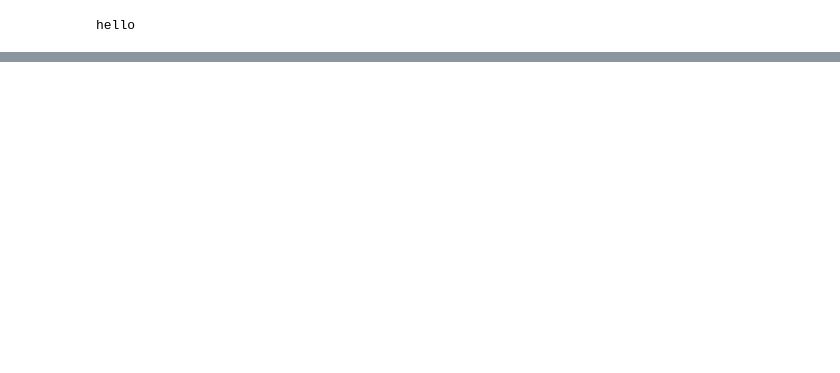
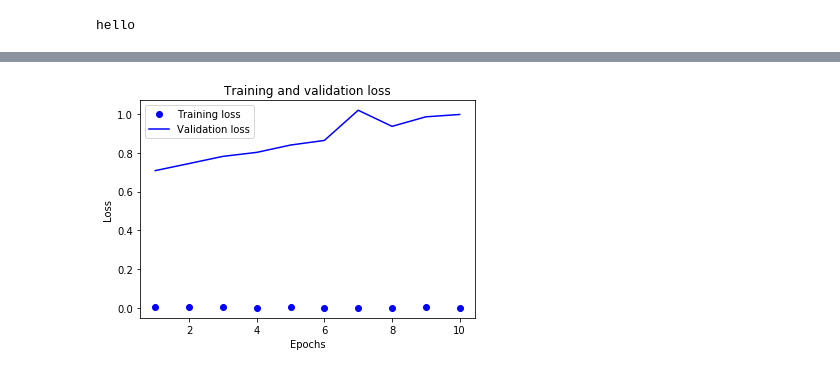
Before and after one commit to ShahzaibSE/Python-Babysteps, a Jupyter notebook: deep_learning/deep_learning_21_december_2019.ipynb, the cells around one changed output, grey strips where cells are left out. Drawn from its saved outputs; the diff is of its cells as text; code cells hidden in the pictures; blank space fills up the shorter version.

Commit message:
Binary Classification and Multiclass Classification excercies. Add new models for IMDB movie review example.

```diff
--- a/deep_learning/deep_learning_21_december_2019.ipynb
+++ b/deep_learning/deep_learning_21_december_2019.ipynb
@@ -114,3 +114,16 @@ epochs = range(1, len(acc) + 1)
 print("hello")
 # %% [output]
 hello
+# %%
+# With a smaller model.
+def smaller_model():
+    model = models.Sequential()
+    model.add(layers.Dense(4, activation='relu', input_shape=(10000,)))
+    model.add(layers.Dense(4, activation='relu'))
+    model.add(layers.Dense(1, activation='sigmoid'))
+    # Compile.
+    model.compile(optimizer='rmsprop', loss='binary_crossentropy',metrics=['acc'])
+    return model
+
+#
+history = model.fit(partial_x_train, partial_y_train,epochs=10, batch_size=512, validation_data=(x_val, y_val))
@@ -116,0 +148,14 @@ hello
+# %%
+history_dict = history.history
+loss_values = history_dict['loss']
+val_loss_values = history_dict['val_loss']
+epochs = range(1, len(acc) + 1)
+plt.plot(epochs, loss_values, 'bo', label='Training loss')
+plt.plot(epochs, val_loss_values, 'b', label='Validation loss')
+plt.title('Training and validation loss')
+plt.xlabel('Epochs')
+plt.ylabel('Loss')
+plt.legend()
+plt.show()
+# %% [output]
+[figure, added]
```
Also changed, not shown: parts of 7 cells of this notebook, 6 other files.
